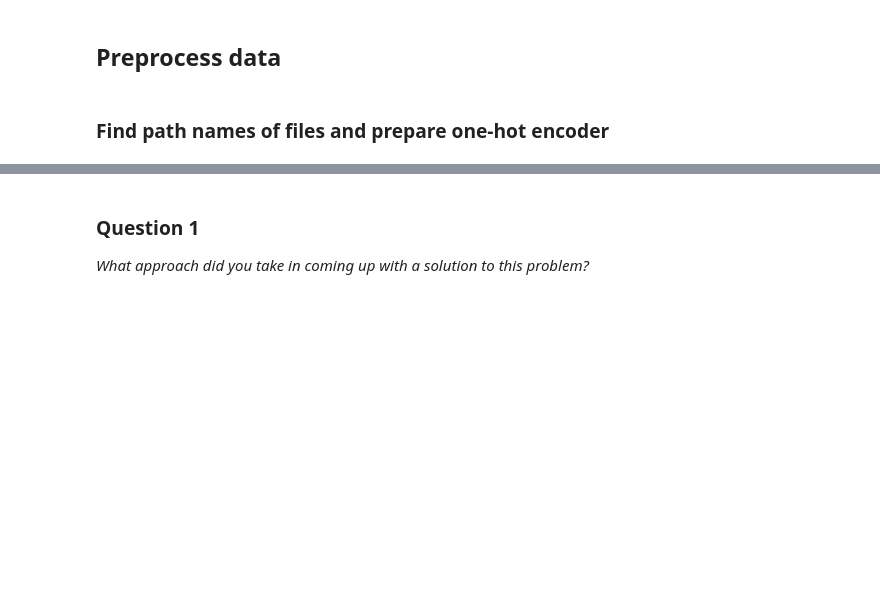
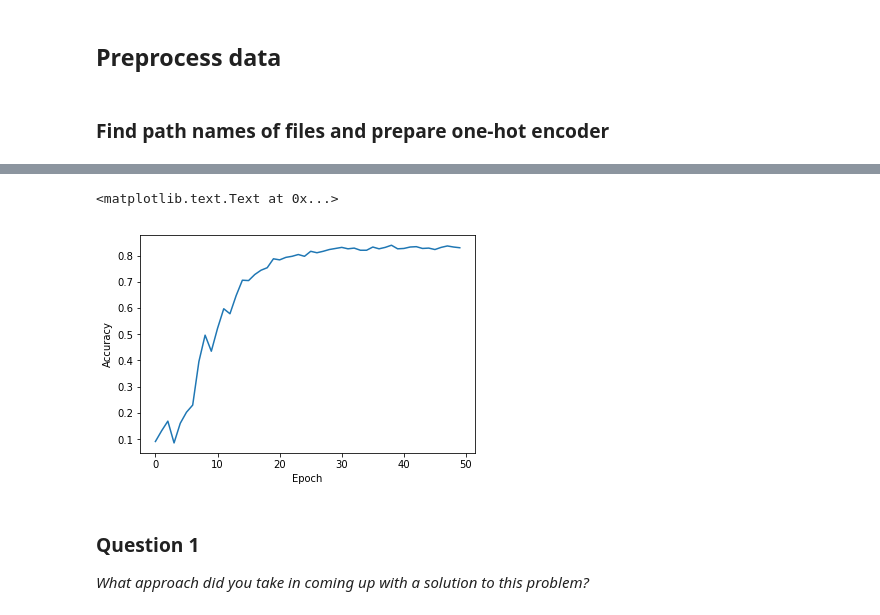
Before and after one commit to dangall/Udacity-Machine-Learning-Nanodegree, a Jupyter notebook: P5b_optional_digit_recognition/digit_recognition.ipynb, the cells around one changed output, grey strips where cells are left out. Drawn from its saved outputs; the diff is of its cells as text; code cells hidden in the pictures; blank space fills up the shorter version.

```diff
--- a/P5b_optional_digit_recognition/digit_recognition.ipynb
+++ b/P5b_optional_digit_recognition/digit_recognition.ipynb
@@ -187,0 +417,16 @@ def display_image(imagearray):
+# %%
+epochs = 50
+keep_probability = 0.5
+learning_rate = 0.01 # default is 0.001
+
+#===============================
+# Don't need to edit below this
+#===============================
+
+# Loss and Optimizer
+cost = tf.reduce_mean(tf.nn.softmax_cross_entropy_with_logits(logits=logits, labels=y))
+optimizer = tf.train.AdamOptimizer(learning_rate=learning_rate).minimize(cost)
+
+# Accuracy
+correct_pred = tf.equal(tf.argmax(logits, 1), tf.argmax(y, 1))
+accuracy = tf.reduce_mean(tf.cast(correct_pred, tf.float32), name='accuracy')
@@ -188,3 +504,10 @@ def display_image(imagearray):
+# %%
+plt.plot(accuracy_list)
+plt.xlabel("Epoch")
+plt.ylabel("Accuracy")
+# %% [output]
+<matplotlib.text.Text at 0x...>
+[figure, added]
 # %% [markdown]
 ### Question 1
 _What approach did you take in coming up with a solution to this problem?_
```
Also changed, not shown: parts of 31 cells of this notebook.
